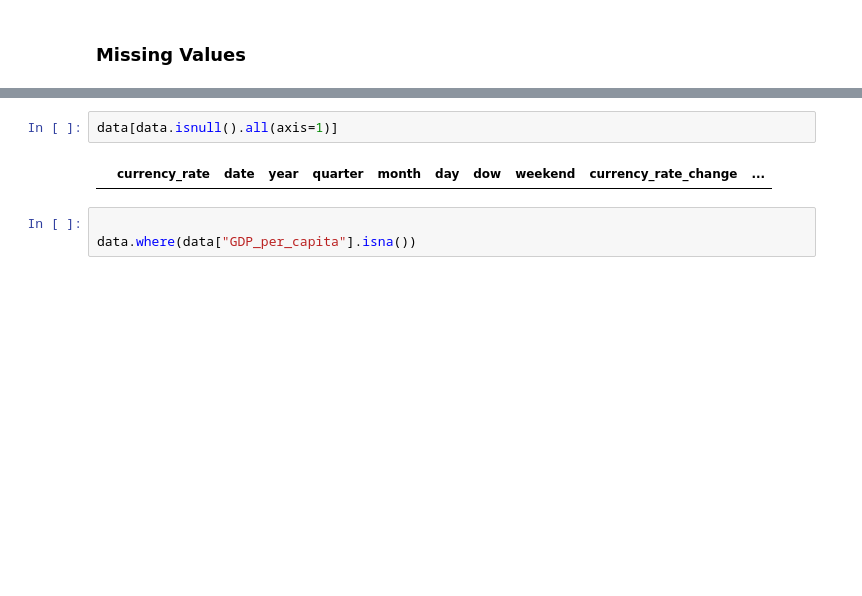
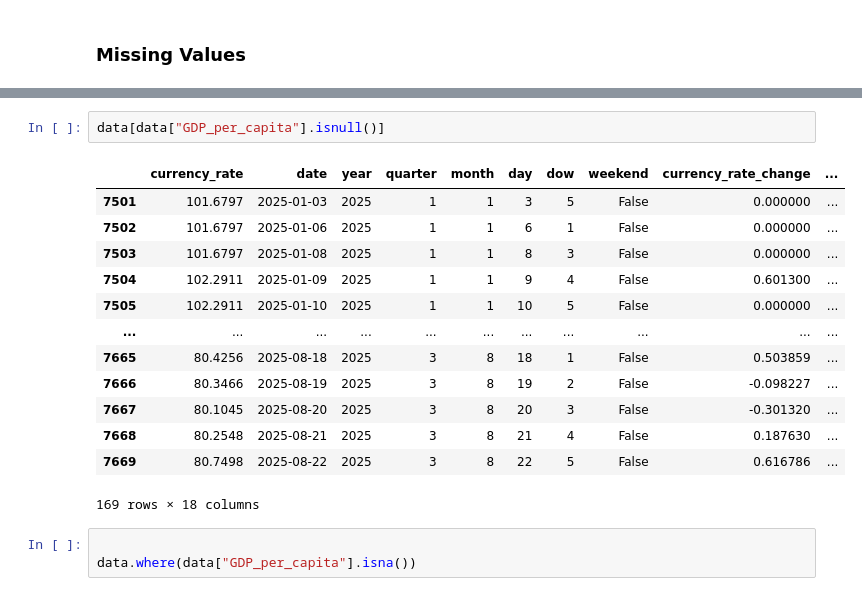
Before and after one commit to ZlataSparrow/Ruble_Volatility_Prediction, a Jupyter notebook: notebook/Data Analysis.ipynb, the cells around one changed output, grey strips where cells are left out. Saved outputs shown, nothing was run; the diff lists cells and outputs as text; blank space fills up the shorter version.

```diff
--- a/notebook/Data Analysis.ipynb
+++ b/notebook/Data Analysis.ipynb
@@ -66,9 +66,21 @@ Brent_roll               11
 Brent_lag1                1
 dtype: int64
 # %%
-data[data.isnull().all(axis=1)]
+data[data["GDP_per_capita"].isnull()]
 # %% [output]
 |  | currency_rate | date | year | quarter | month | day | dow | weekend | currency_rate_change | ... |
+| 7501 | 101.6797 | 2025-01-03 | 2025 | 1 | 1 | 3 | 5 | False | 0.000000 | ... |
+| 7502 | 101.6797 | 2025-01-06 | 2025 | 1 | 1 | 6 | 1 | False | 0.000000 | ... |
+| 7503 | 101.6797 | 2025-01-08 | 2025 | 1 | 1 | 8 | 3 | False | 0.000000 | ... |
+| 7504 | 102.2911 | 2025-01-09 | 2025 | 1 | 1 | 9 | 4 | False | 0.601300 | ... |
+| 7505 | 102.2911 | 2025-01-10 | 2025 | 1 | 1 | 10 | 5 | False | 0.000000 | ... |
+| ... | ... | ... | ... | ... | ... | ... | ... | ... | ... | ... |
+| 7665 | 80.4256 | 2025-08-18 | 2025 | 3 | 8 | 18 | 1 | False | 0.503859 | ... |
+| 7666 | 80.3466 | 2025-08-19 | 2025 | 3 | 8 | 19 | 2 | False | -0.098227 | ... |
+| 7667 | 80.1045 | 2025-08-20 | 2025 | 3 | 8 | 20 | 3 | False | -0.301320 | ... |
+| 7668 | 80.2548 | 2025-08-21 | 2025 | 3 | 8 | 21 | 4 | False | 0.187630 | ... |
+| 7669 | 80.7498 | 2025-08-22 | 2025 | 3 | 8 | 22 | 5 | False | 0.616786 | ... |
+169 rows × 18 columns
 # %%
 
 data.where(data["GDP_per_capita"].isna())
```
Also changed, not shown: parts of 1 cell of this notebook, 2 other files.
